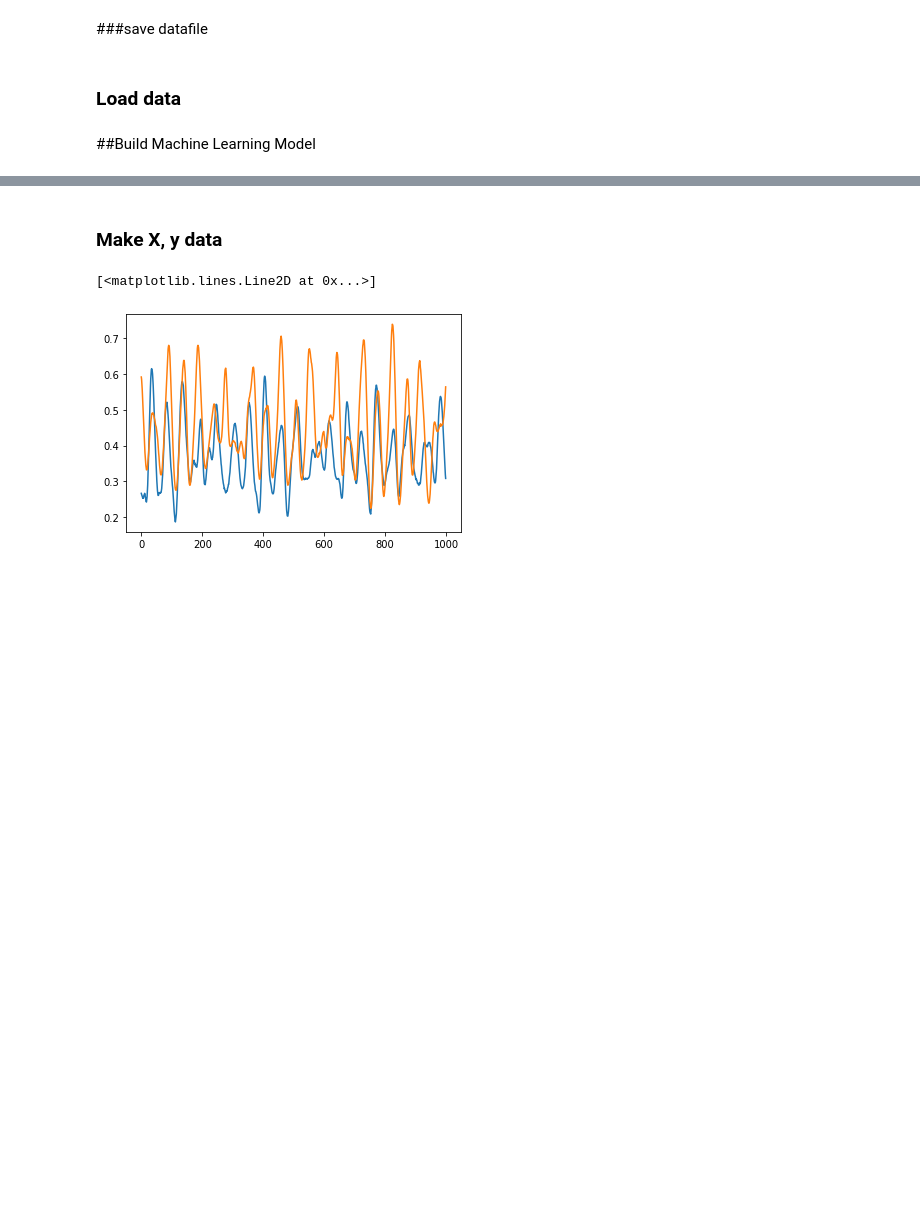
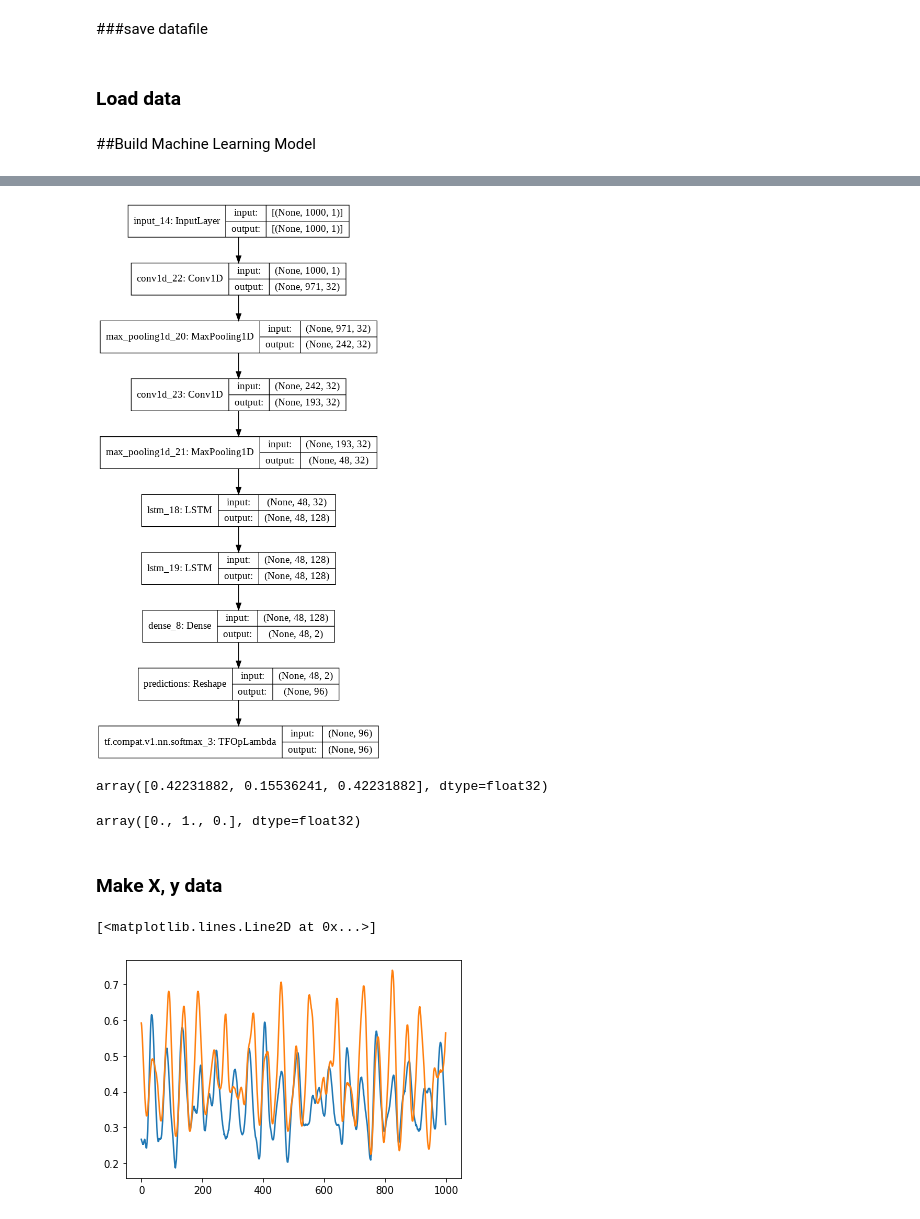
Before and after one commit to LongNguyen1984/TimeSeriesWithPython, a Jupyter notebook: ReadMatDatafile.ipynb, the cells around one changed output, grey strips where cells are left out. Saved outputs shown, nothing was run; the diff lists cells and outputs as text; code cells hidden in the pictures; blank space fills up the shorter version.

```diff
--- a/ReadMatDatafile.ipynb
+++ b/ReadMatDatafile.ipynb
@@ -239,0 +260,15 @@ int(dfseg[0]['Subject'][0])
+# %%
+import keras
+from keras.layers import Conv1D, Dense, MaxPooling1D, LSTM, Convolution1D, Reshape, Flatten
+inputs = keras.Input(shape=(1000,1))
+conv1 = Conv1D(filters=32, kernel_size=30, activation='selu')(inputs)
+mxp1 = MaxPooling1D(4)(conv1)
+conv2 = Conv1D(filters=32, kernel_size=50,activation='selu')(mxp1)
+mxp2 = MaxPooling1D(4)(conv2)
+lstm1 = LSTM(units = 128, return_sequences = True, activation='tanh', recurrent_dropout=0.1)(mxp2)
+lstm2 = LSTM(units = 128, return_sequences = True, activation='tanh', recurrent_dropout=0.1)(lstm1)
+dense1 = Dense(2)(lstm2)
+dense1 = Flatten()(dense1)
+layer = tf.keras.layers.Softmax()
+outputs = layer(dense1)
+#res = Reshape((96,), name='predictions')(dense1)
@@ -239,0 +279,2 @@ int(dfseg[0]['Subject'][0])
+# %%
+model = keras.Model(inputs=inputs, outputs=outputs, name="BiometricNet")
@@ -240,3 +301,18 @@ int(dfseg[0]['Subject'][0])
+# %%
+tf.keras.utils.plot_model(model, "my_first_model.png",show_shapes=True)
+# %% [output]
+[figure, added]
+# %%
+inp = np.asarray([1., 0., 1.])
+layer = tf.keras.layers.Softmax(axis=0)
+layer(inp).numpy()
+# %% [output]
+array([0.42231882, 0.15536241, 0.42231882], dtype=float32)
+# %%
+mask = np.asarray([False, True, False], dtype=bool)
+layer(inp, mask).numpy()
+# %% [output]
+array([0., 1., 0.], dtype=float32)
 # %% [markdown]
 ### Make X, y data
 # %%
```
Also changed, not shown: parts of 39 cells of this notebook.
